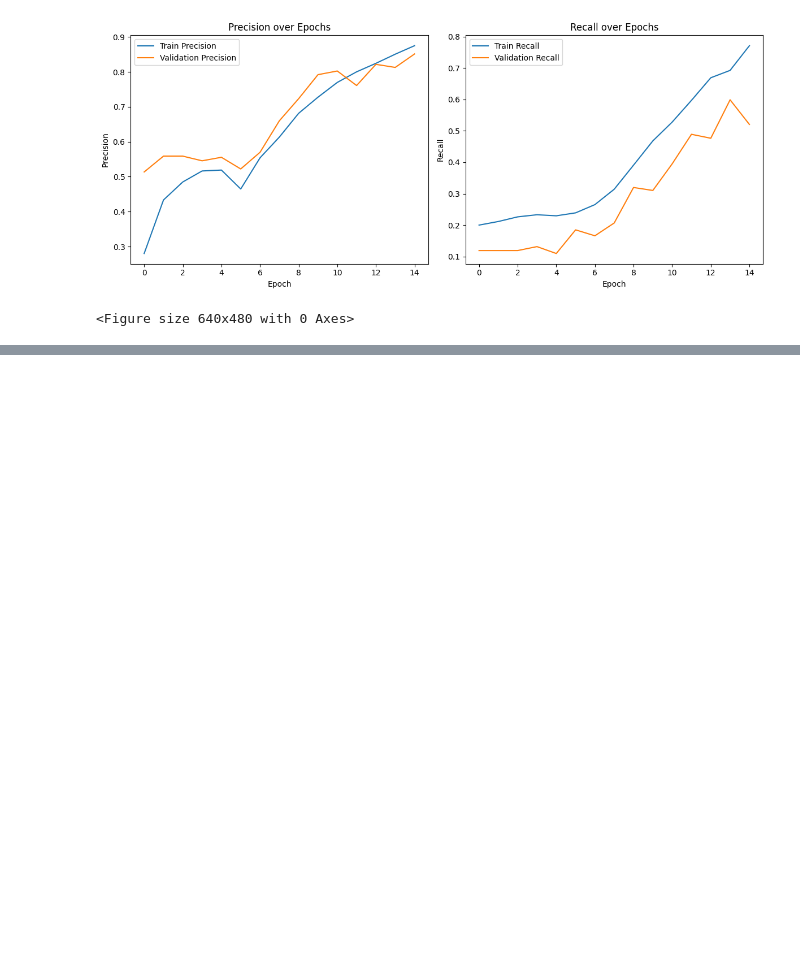
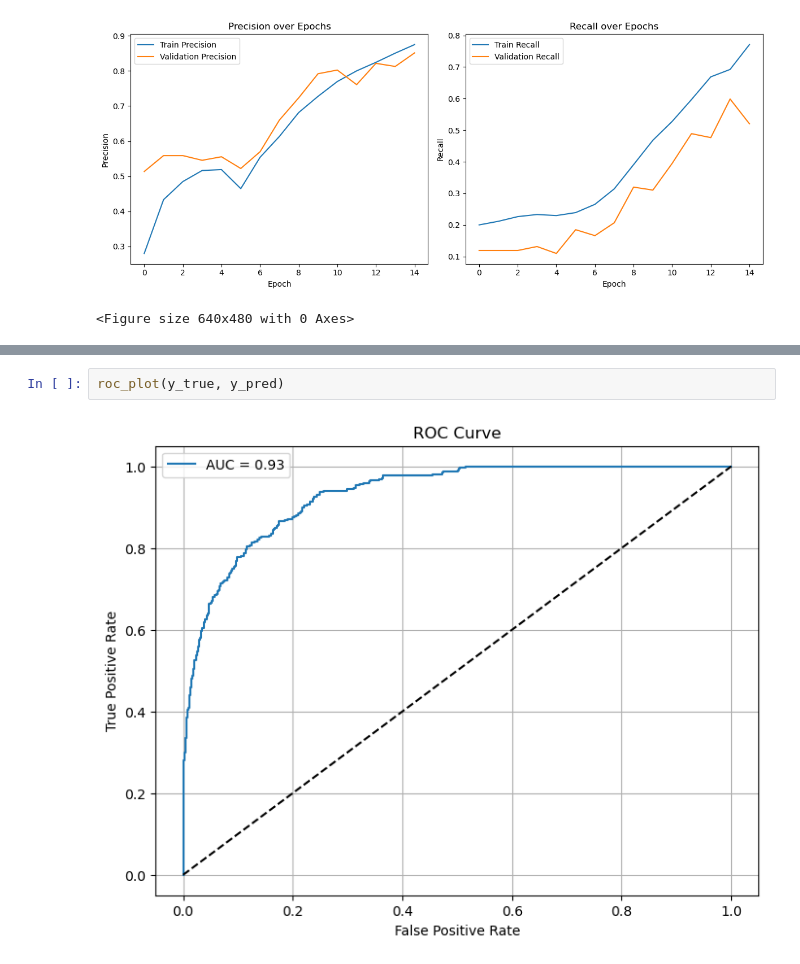
Before and after one commit to 4repaXXX/unn.masters-work, a Jupyter notebook: celeb/celeb-xception.ipynb, the cells around one changed output, grey strips where cells are left out. Drawn from its saved outputs; the diff is of its cells as text; blank space fills up the shorter version.

```diff
--- a/celeb/celeb-xception.ipynb
+++ b/celeb/celeb-xception.ipynb
@@ -393,0 +380,4 @@ plt.show()
+# %%
+roc_plot(y_true, y_pred)
+# %% [output]
+[figure, added]
```
Also changed, not shown: parts of 8 cells of this notebook, 7 other files.
